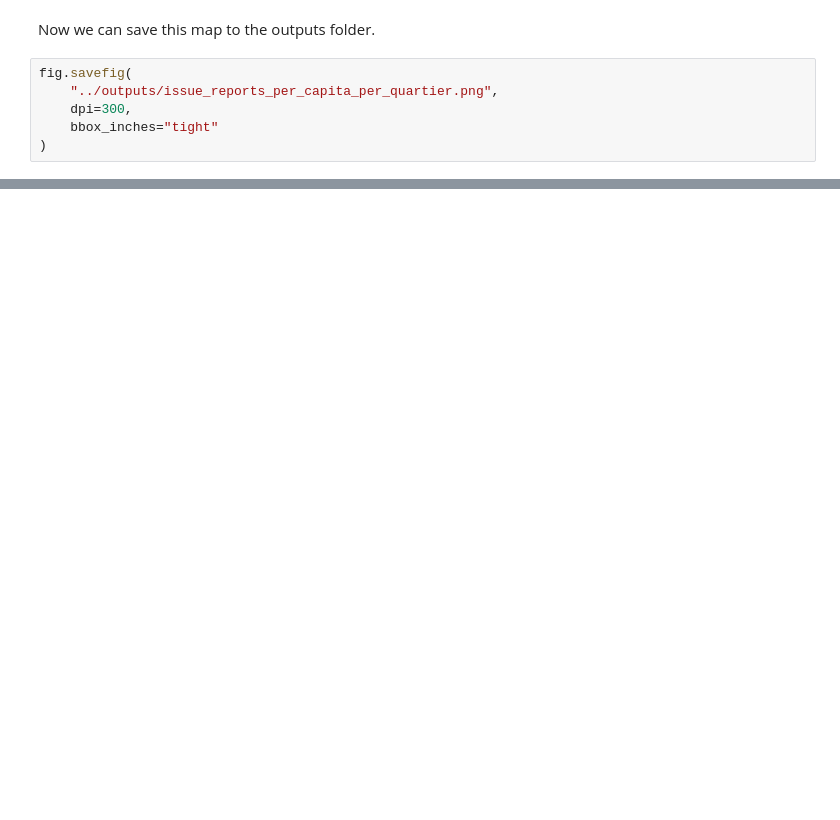
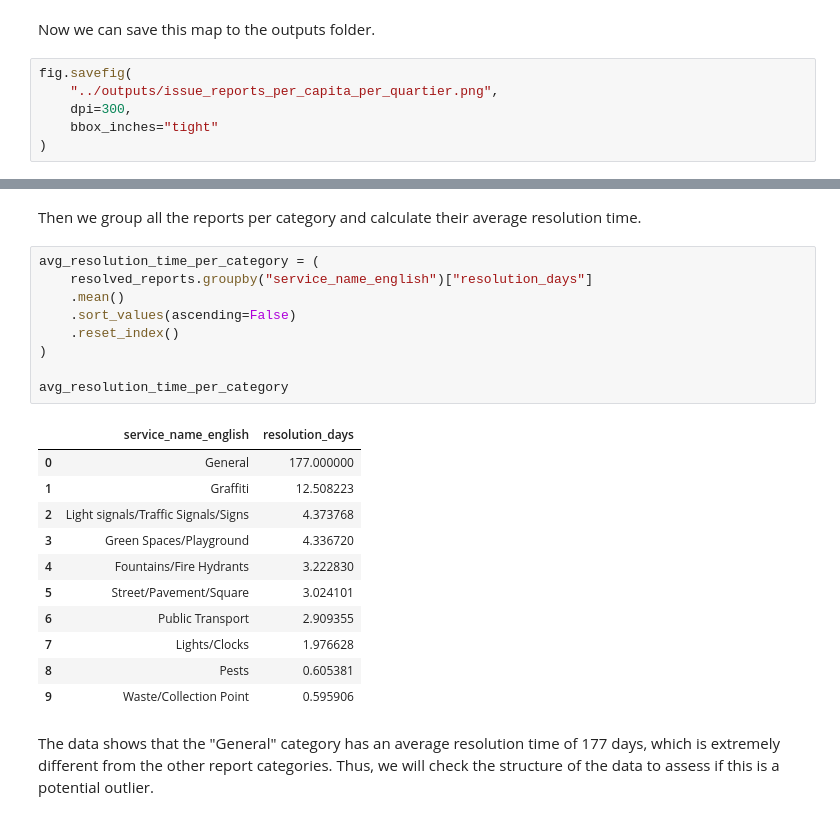
Before and after one commit to dnugent01/zurich-urban-issues, a Jupyter notebook: notebooks/analysis.ipynb, the cells around one changed output, grey strips where cells are left out. Drawn from its saved outputs; the diff is of its cells as text; blank space fills up the shorter version.

```diff
--- a/notebooks/analysis.ipynb
+++ b/notebooks/analysis.ipynb
@@ -899,0 +870,25 @@ fig.savefig(
+# %% [markdown]
+Then we group all the reports per category and calculate their average resolution time.
+# %%
+avg_resolution_time_per_category = (
+    resolved_reports.groupby("service_name_english")["resolution_days"]
+    .mean()
+    .sort_values(ascending=False)
+    .reset_index()
+)
+
+avg_resolution_time_per_category
+# %% [output]
+|  | service_name_english | resolution_days |
+| 0 | General | 177.000000 |
+| 1 | Graffiti | 12.508223 |
+| 2 | Light signals/Traffic Signals/Signs | 4.373768 |
+| 3 | Green Spaces/Playground | 4.336720 |
+| 4 | Fountains/Fire Hydrants | 3.222830 |
+| 5 | Street/Pavement/Square | 3.024101 |
+| 6 | Public Transport | 2.909355 |
+| 7 | Lights/Clocks | 1.976628 |
+| 8 | Pests | 0.605381 |
+| 9 | Waste/Collection Point | 0.595906 |
+# %% [markdown]
+The data shows that the "General" category has an average resolution time of 177 days, which is extremely different from the other report categories. Thus, we will check the structure of the data to assess if this is a potential outlier.
```
Also changed, not shown: parts of 33 cells of this notebook, 3 other files.
